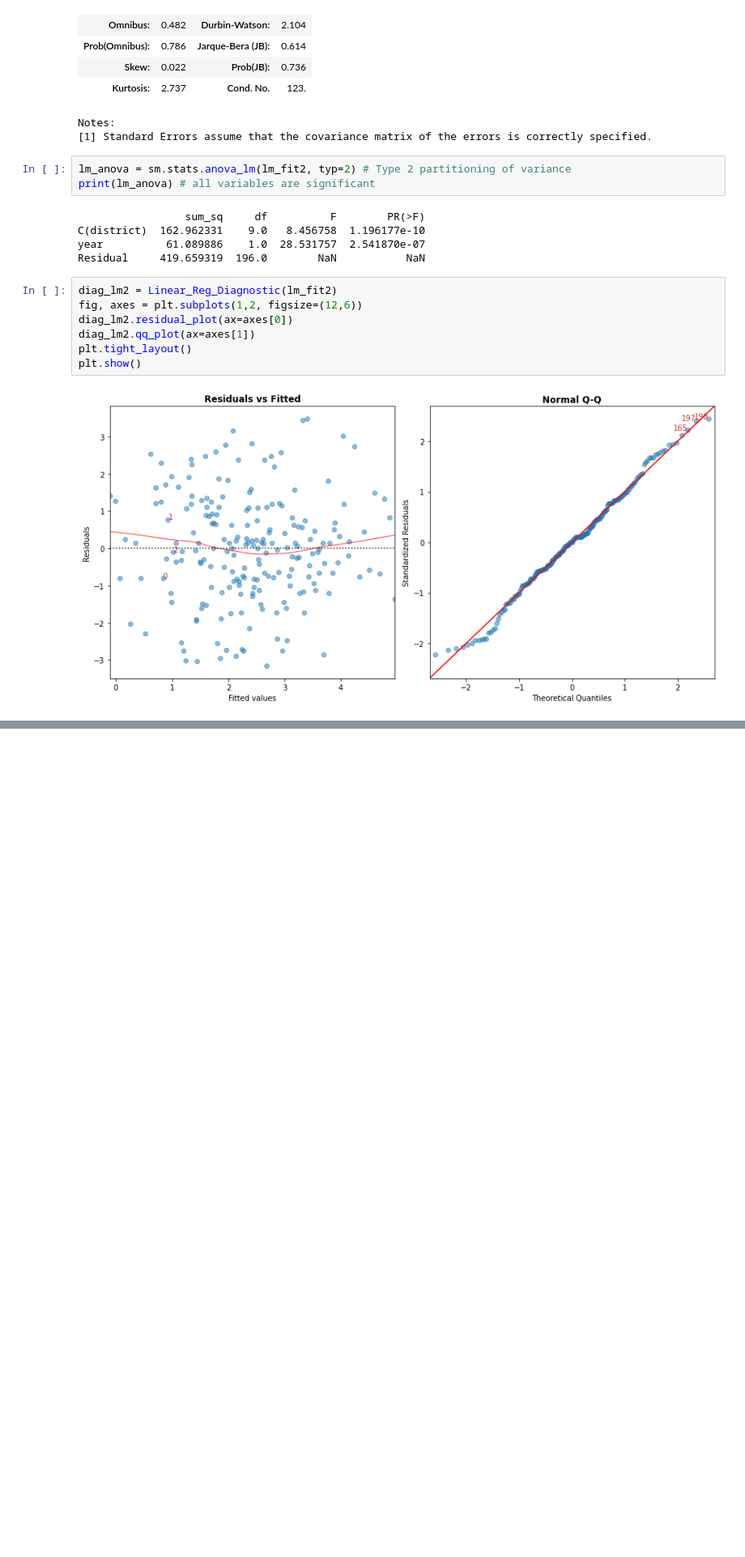
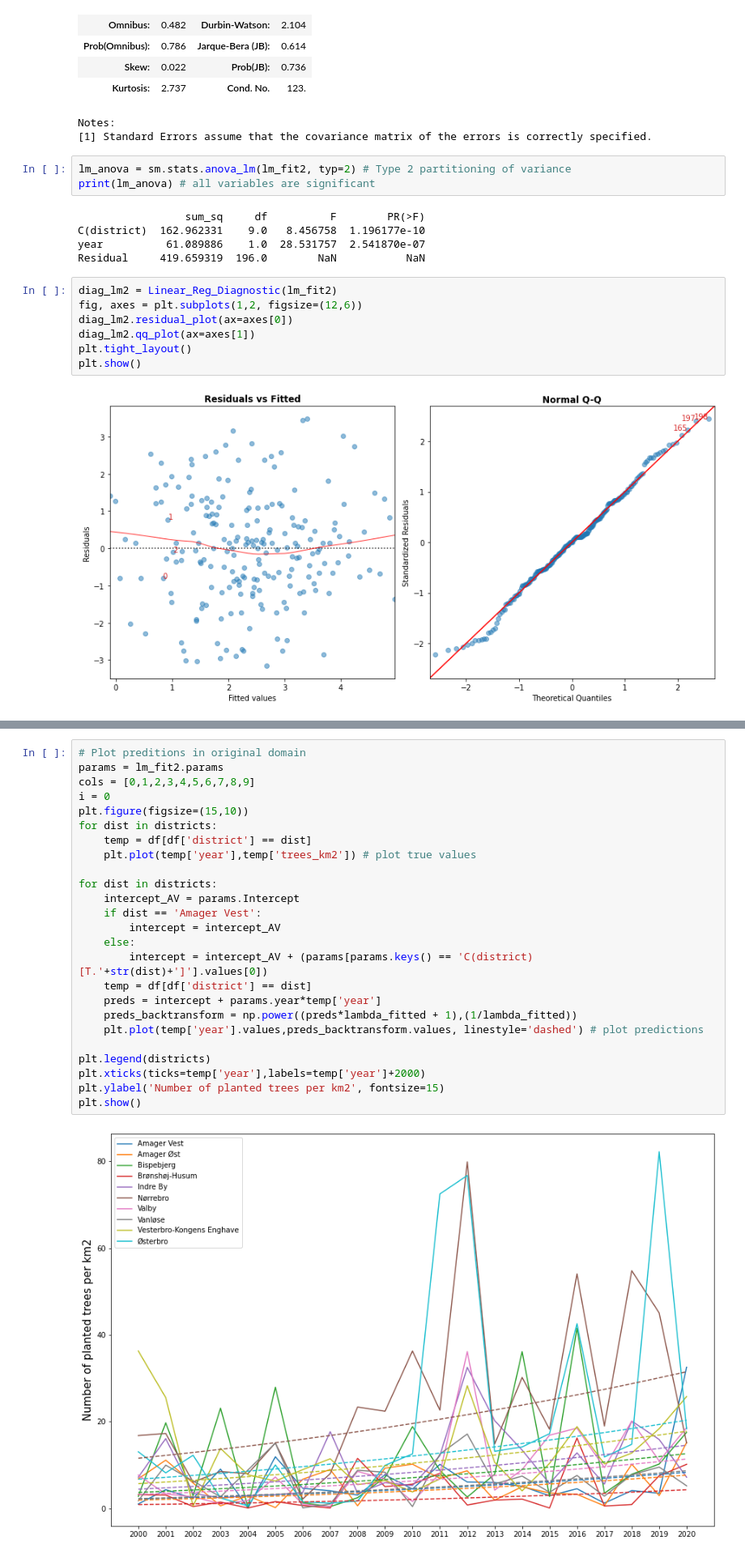
Before and after one commit to Ljoerring/Social-Data-Project, a Jupyter notebook: Model.ipynb, the cells around one changed output, grey strips where cells are left out. Shown at 81% size. Saved outputs shown, nothing was run; the diff lists cells and outputs as text; blank space fills up the shorter version.

```diff
--- a/Model.ipynb
+++ b/Model.ipynb
@@ -250 +279,28 @@ from typing import Type
+# %%
+# Plot preditions in original domain
+params = lm_fit2.params
+cols = [0,1,2,3,4,5,6,7,8,9]
+i = 0
+plt.figure(figsize=(15,10))
+for dist in districts:
+    temp = df[df['district'] == dist]
+    plt.plot(temp['year'],temp['trees_km2']) # plot true values
+
+for dist in districts:
+    intercept_AV = params.Intercept
+    if dist == 'Amager Vest':
+        intercept = intercept_AV
+    else:
+        intercept = intercept_AV + (params[params.keys() == 'C(district)[T.'+str(dist)+']'].values[0])
+    temp = df[df['district'] == dist]
+    preds = intercept + params.year*temp['year']
+    preds_backtransform = np.power((preds*lambda_fitted + 1),(1/lambda_fitted))
+    plt.plot(temp['year'].values,preds_backtransform.values, linestyle='dashed') # plot predictions
+
+plt.legend(districts)
+plt.xticks(ticks=temp['year'],labels=temp['year']+2000)
+plt.ylabel('Number of planted trees per km2', fontsize=15)
+plt.show()
+# %% [output]
+[figure, added]
 # %%
```
Also changed, not shown: parts of 15 cells of this notebook, 2 other files.
